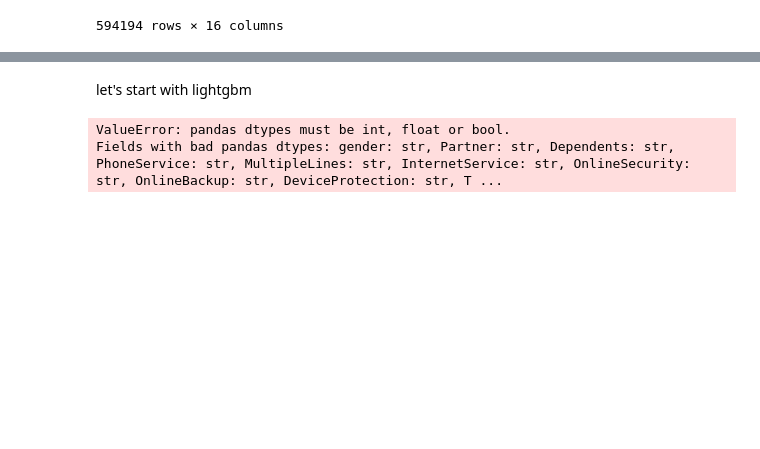
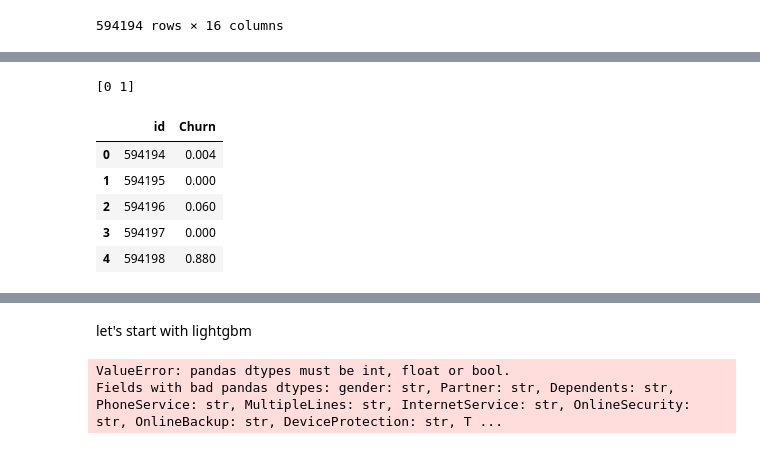
Before and after one commit to ranjan4git/kaggle-competitions, a Jupyter notebook: competitions/playground_s6e3_churn_prediction/notebooks/eda.ipynb, the cells around one changed output, grey strips where cells are left out. Saved outputs shown, nothing was run; the diff lists cells and outputs as text; code cells hidden in the pictures; blank space fills up the shorter version.

```diff
--- a/competitions/playground_s6e3_churn_prediction/notebooks/eda.ipynb
+++ b/competitions/playground_s6e3_churn_prediction/notebooks/eda.ipynb
@@ -47,0 +105,2 @@ y_train = train_df[target_col]
+# %%
+rf = joblib.load("../models/baseline_rf_num_only.joblib")
@@ -47,0 +133,3 @@ y_train = train_df[target_col]
+# %%
+y_proba = rf.predict_proba(X_test)
+y_proba
@@ -47,0 +144,16 @@ y_train = train_df[target_col]
+# %%
+print(rf.classes_)
+# %% [output]
+[0 1]
+# %%
+submission = test_df.copy()
+submission['Churn'] = y_proba[:,1]
+submission = submission[['id', 'Churn']]
+submission.head()
+# %% [output]
+|  | id | Churn |
+| 0 | 594194 | 0.004 |
+| 1 | 594195 | 0.000 |
+| 2 | 594196 | 0.060 |
+| 3 | 594197 | 0.000 |
+| 4 | 594198 | 0.880 |
```
Also changed, not shown: parts of 15 cells of this notebook.
